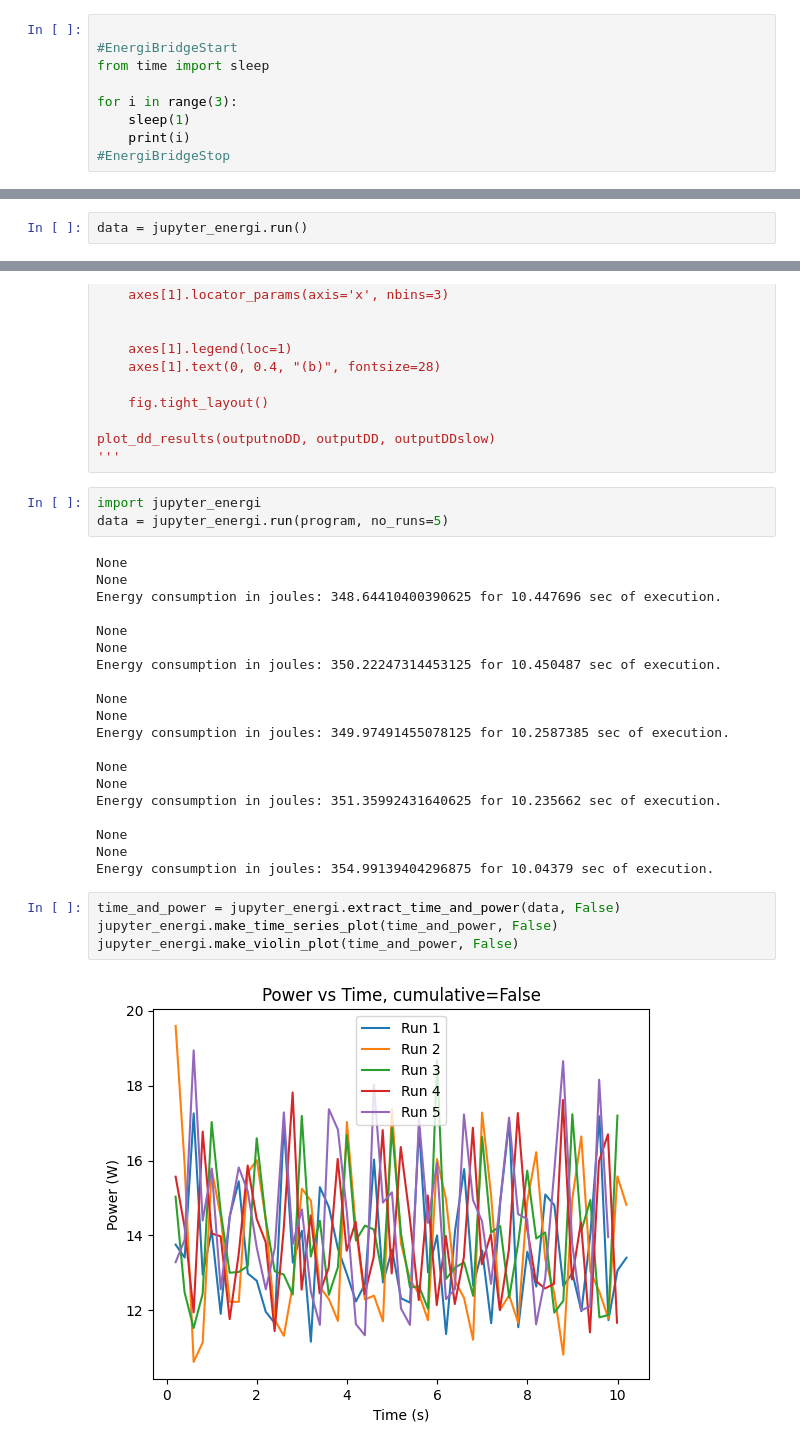
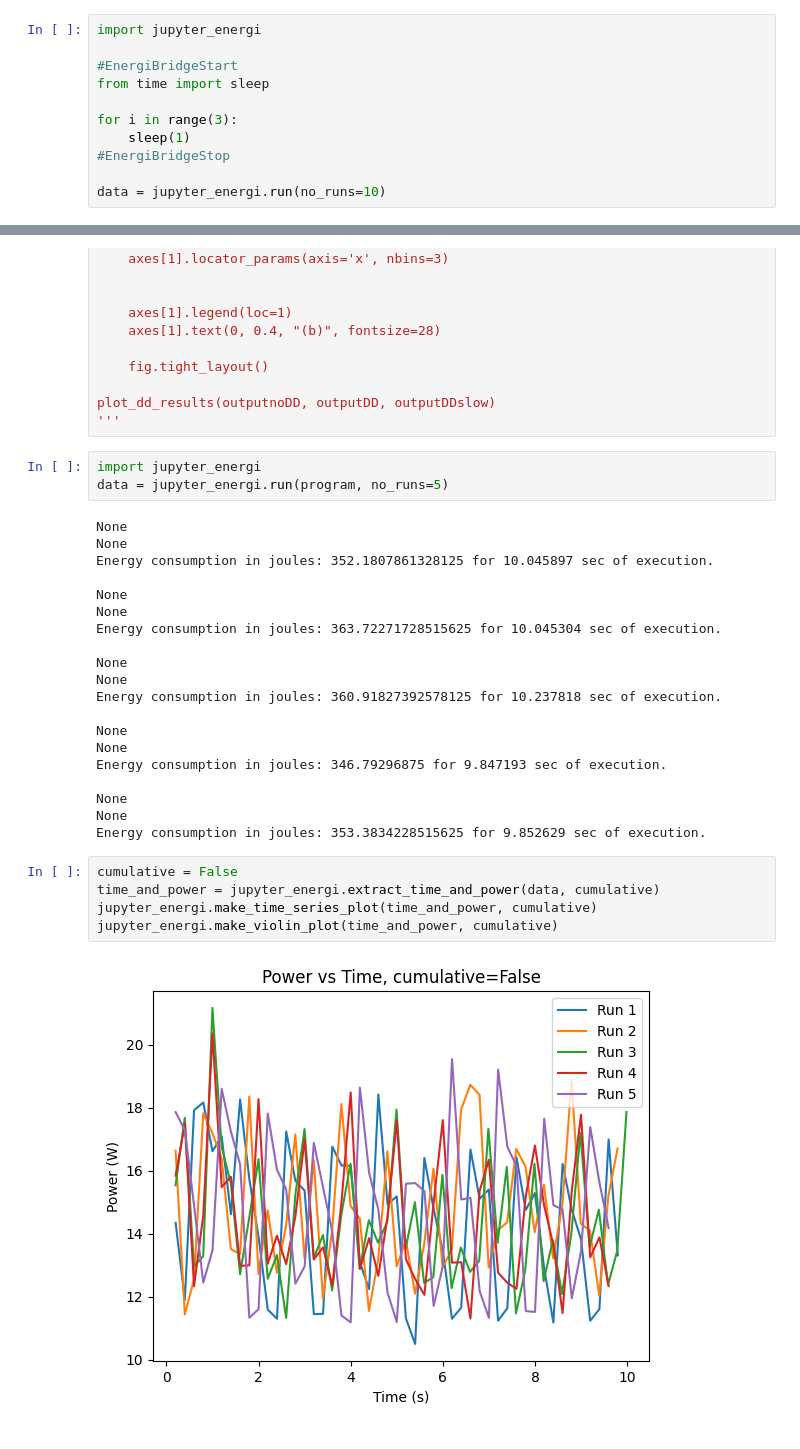
Before and after one commit to mitalipatil99/EnergiBridgeWrapper, a Jupyter notebook: jupyter_energi/Demo.ipynb, the cells around one changed output, grey strips where cells are left out. Cells and saved outputs as stored; diff of their text form.

```diff
--- a/jupyter_energi/Demo.ipynb
+++ b/jupyter_energi/Demo.ipynb
@@ -4,10 +1,12 @@ import jupyter_energi
 # %%
+import jupyter_energi
 
 #EnergiBridgeStart
 from time import sleep
 
 for i in range(3):
     sleep(1)
-    print(i)
 #EnergiBridgeStop
+
+data = jupyter_energi.run(no_runs=10)
 # %% [output]
@@ -17,2 +29,0 @@ for i in range(3):
-# %%
-data = jupyter_energi.run()
@@ -290,26 +306,27 @@ data = jupyter_energi.run(program, no_runs=5)
 # %% [output]
 None
 None
-Energy consumption in joules: 348.64410400390625 for 10.447696 sec of execution.
+Energy consumption in joules: 352.1807861328125 for 10.045897 sec of execution.
 
 None
 None
-Energy consumption in joules: 350.22247314453125 for 10.450487 sec of execution.
+Energy consumption in joules: 363.72271728515625 for 10.045304 sec of execution.
 
 None
 None
-Energy consumption in joules: 349.97491455078125 for 10.2587385 sec of execution.
+Energy consumption in joules: 360.91827392578125 for 10.237818 sec of execution.
 
 None
 None
-Energy consumption in joules: 351.35992431640625 for 10.235662 sec of execution.
+Energy consumption in joules: 346.79296875 for 9.847193 sec of execution.
 
 None
 None
-Energy consumption in joules: 354.99139404296875 for 10.04379 sec of execution.
+Energy consumption in joules: 353.3834228515625 for 9.852629 sec of execution.
 # %%
-time_and_power = jupyter_energi.extract_time_and_power(data, False)
-jupyter_energi.make_time_series_plot(time_and_power, False)
-jupyter_energi.make_violin_plot(time_and_power, False)
+cumulative = False
+time_and_power = jupyter_energi.extract_time_and_power(data, cumulative)
+jupyter_energi.make_time_series_plot(time_and_power, cumulative)
+jupyter_energi.make_violin_plot(time_and_power, cumulative)
 # %% [output]
-[figure, old version]
+[figure, new version]
```
Also changed, not shown: parts of 6 cells of this notebook, 1 other file.
